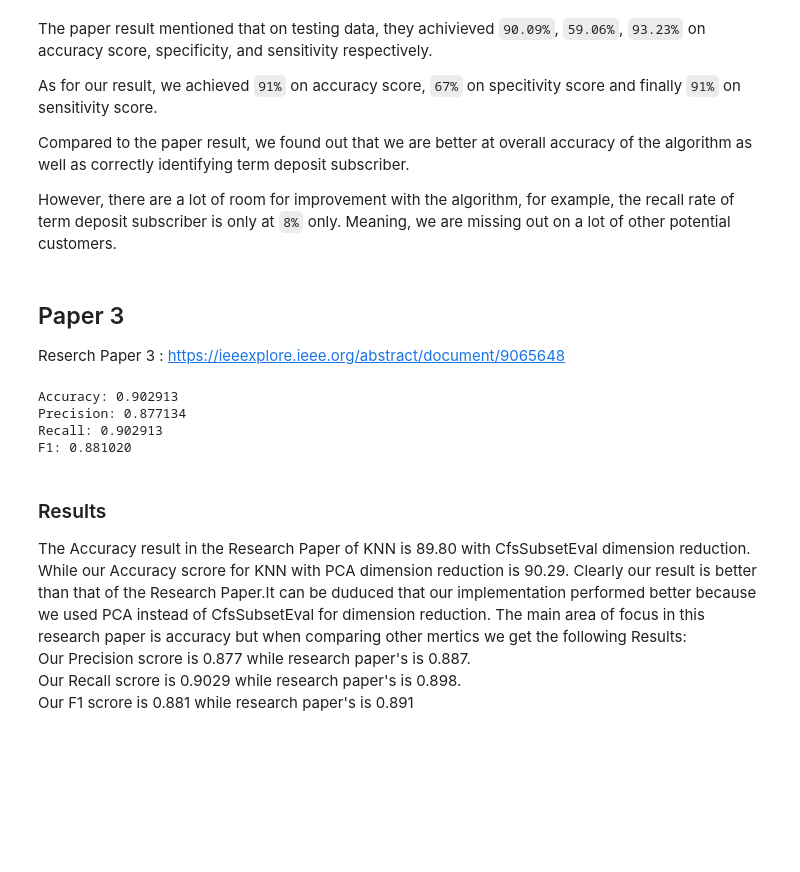
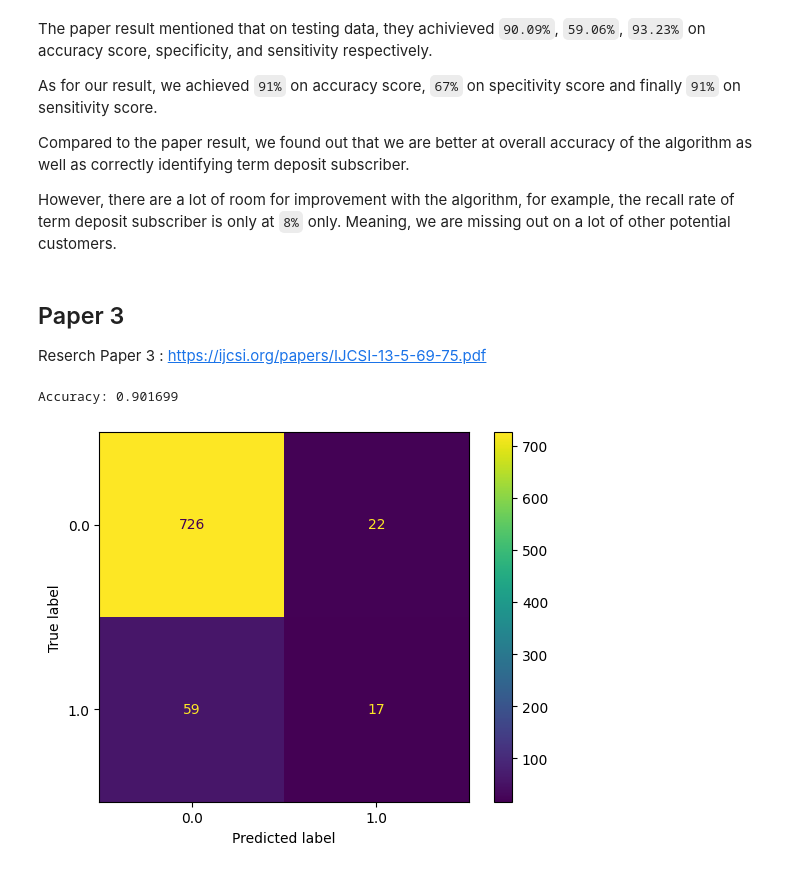
Before and after one commit to longtv2222/bank-investment-prediction, a Jupyter notebook: notebook.ipynb, the cells around one changed output. Saved outputs shown, nothing was run; the diff lists cells and outputs as text; code cells hidden in the pictures; blank space fills up the shorter version.

Commit message:
Chaged implementation to Naive Bayes

```diff
--- a/notebook.ipynb
+++ b/notebook.ipynb
@@ -257,37 +301,29 @@ However, there are a lot of room for improvement with the algorithm, for example
 # %% [markdown]
 ## Paper 3
 
-Reserch Paper 3 : https://ieeexplore.ieee.org/abstract/document/9065648
+Reserch Paper 3 : https://ijcsi.org/papers/IJCSI-13-5-69-75.pdf
 # %%
-from sklearn.neighbors import KNeighborsClassifier
 from sklearn.model_selection import GridSearchCV, train_test_split
 from sklearn.decomposition import PCA
 from sklearn.metrics import classification_report
-from sklearn.metrics import precision_score
-from sklearn.metrics import recall_score
-from sklearn.metrics import f1_score
+from sklearn.naive_bayes import GaussianNB
+from sklearn.metrics import plot_confusion_matrix
+import matplotlib.pyplot as plt
 
 pca = PCA(n_components=2)
 pca.fit(x)
 feature_pca = pca.transform(x)
-X_trainP, X_testP, y_trainP, y_testP = train_test_split(feature_pca, y, random_state=0)
 
-neigh_PCA = KNeighborsClassifier(n_neighbors=4, algorithm = "brute", weights="uniform")
-neigh_PCA.fit(X_trainP, y_trainP)
+X_trainP, X_testP, y_trainP, y_testP = train_test_split(feature_pca, y, test_size=0.2, random_state=0)
 
-accuracy_PCA = neigh_PCA.score(X_testP, y_testP)
+gnb = GaussianNB()
+gnb.fit(X_trainP, y_trainP)
+
+accuracy_PCA = gnb.score(X_testP, y_testP)
 print("Accuracy: %f" % accuracy_PCA)
 
-y_test_pred = neigh_PCA.predict(X_testP)
-print("Precision: %f" % precision_score(y_testP, y_test_pred, average='weighted'))
-print("Recall: %f" % recall_score(y_testP, y_test_pred, average='weighted'))
-print("F1: %f" % f1_score(y_testP, y_test_pred, average='weighted'))
+plot_confusion_matrix(gnb, X_testP, y_testP)
+plt.show()
 # %% [output]
-Accuracy: 0.902913
-Precision: 0.877134
-Recall: 0.902913
-F1: 0.881020
+Accuracy: 0.901699
+[figure, added]
-# %% [markdown]
-### Results
-The Accuracy result in the Research Paper of KNN is 89.80 with CfsSubsetEval dimension reduction. While our Accuracy scrore for KNN with PCA dimension reduction is 90.29.
-Clearly our result is better than that of the Research Paper.It can be duduced that our implementation performed better because we used PCA instead of CfsSubsetEval for dimension reduction. The main area of focus in this research paper is accuracy but when comparing other mertics we get the following Results: <br> Our Precision scrore is 0.877 while research paper's is 0.887. <br>Our Recall scrore is 0.9029 while research paper's is 0.898.<br> Our F1 scrore is 0.881 while research paper's is 0.891
```
Also changed, not shown: parts of 5 cells of this notebook.
